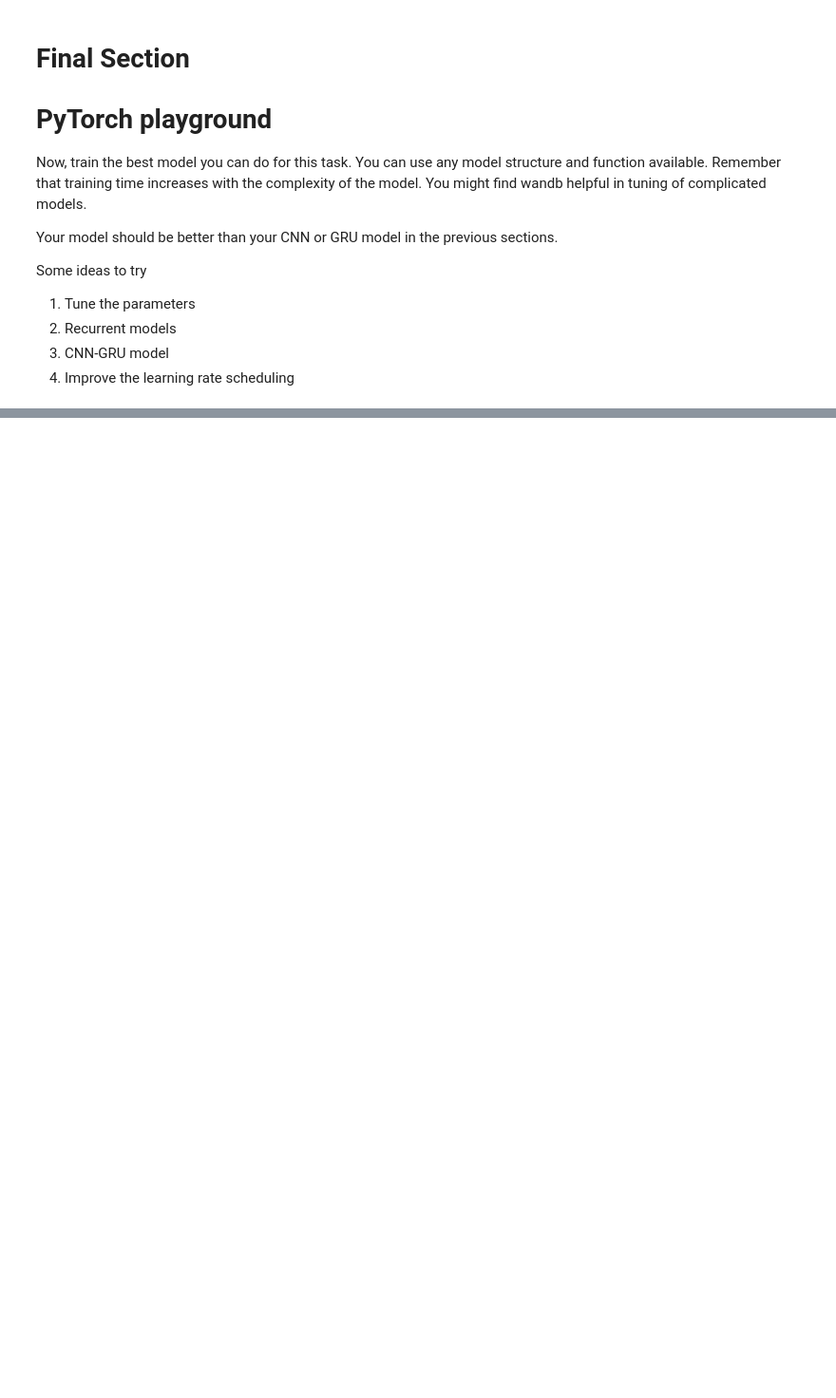
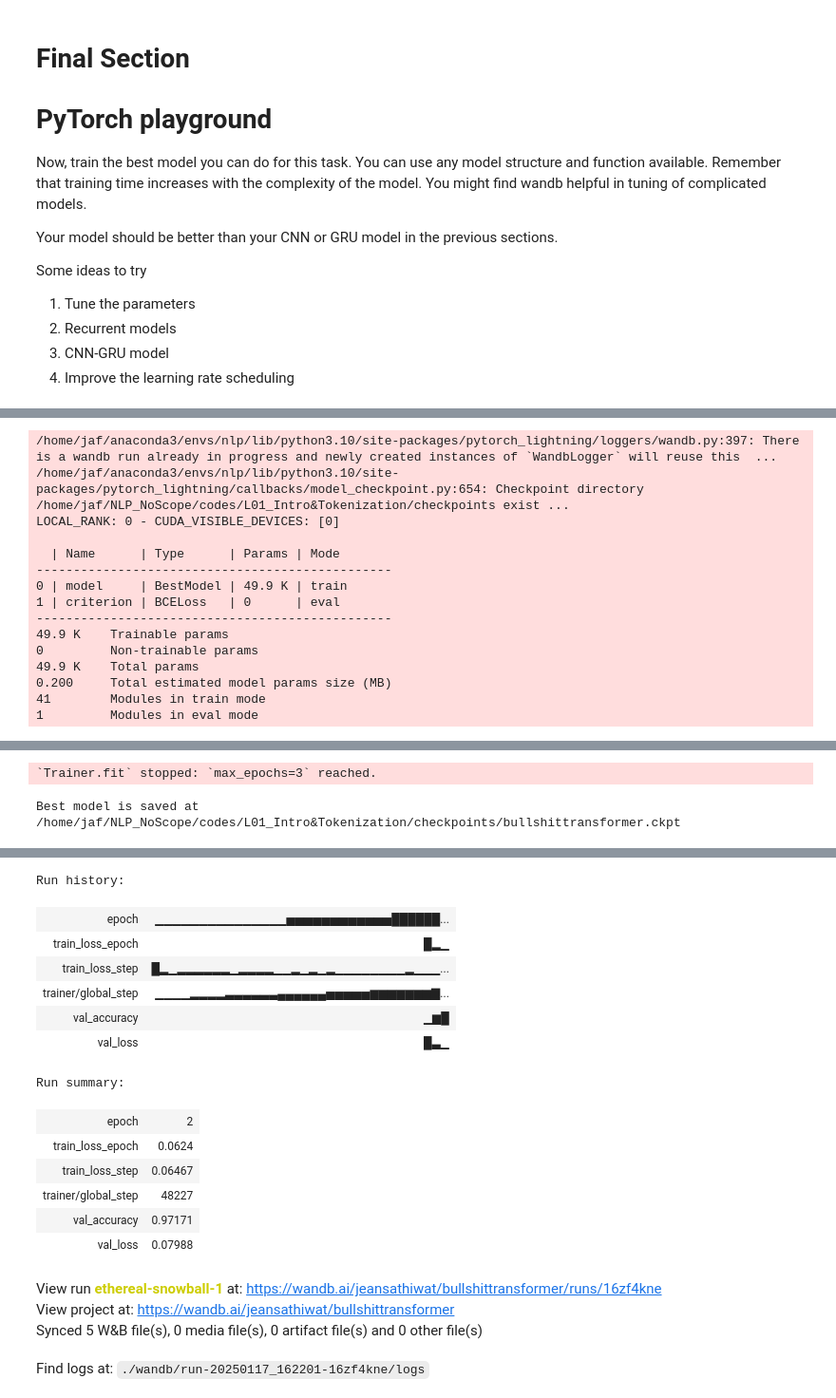
Before and after one commit to JeansAthiwat/NLP_NoScope, a Jupyter notebook: codes/L01_Intro&Tokenization/HW1_2_Neural_Network_Tokenization_to_Student_2024.ipynb, the cells around one changed output, grey strips where cells are left out. Shown at 95% size. Drawn from its saved outputs; the diff is of its cells as text; code cells hidden in the pictures; blank space fills up the shorter version.

```diff
--- a/codes/L01_Intro&Tokenization/HW1_2_Neural_Network_Tokenization_to_Student_2024.ipynb
+++ b/codes/L01_Intro&Tokenization/HW1_2_Neural_Network_Tokenization_to_Student_2024.ipynb
@@ -861,0 +1023,8 @@ print(result)
+# %%
+#added
+# best_model_path = simplecnn_checkpoint.best_model_path
+best_model_path = "/home/jaf/NLP_NoScope/codes/L01_Intro&Tokenization/checkpoints/simplecnn.ckpt" # Insert if you have already trained this model.
+best_model = LightningModel.load_from_checkpoint(best_model_path, model=SimpleCNN())
+
+result = evaluate(test_loader, best_model)
+print(result)
@@ -894,7 +1096,8 @@ class BestModel(torch.nn.Module):
 #                                                                              #
 ################################################################################
 print('start training')
-my_best_model = BestModel()
+my_best_model = BestModel().cuda()
+summary(my_best_model,  input_size=(64, 21), device='cuda') #summarize the model
 ################################################################################
 #                            WRITE YOUR CODE BELOW                             #
 ################################################################################
@@ -902,0 +1167,28 @@ evaluate(test_loader, my_best_model)
+# %%
+# # Initialize wandb to log the losses from each step.
+wandb.init(
+    project='bullshittransformer',
+    config=config,
+)
+# Fit model.
+my_best_model_trainer.fit(lightning_model_my_best_model, train_loader, val_loader)
+
+print(f"Best model is saved at {my_best_model_checkpoint.best_model_path}")
+
+wandb.finish()
+# %% [output]
+/home/jaf/anaconda3/envs/nlp/lib/python3.10/site-packages/pytorch_lightning/loggers/wandb.py:397: There is a wandb run already in progress and newly created instances of `WandbLogger` will reuse this  ...
+/home/jaf/anaconda3/envs/nlp/lib/python3.10/site-packages/pytorch_lightning/callbacks/model_checkpoint.py:654: Checkpoint directory /home/jaf/NLP_NoScope/codes/L01_Intro&Tokenization/checkpoints exist ...
+LOCAL_RANK: 0 - CUDA_VISIBLE_DEVICES: [0]
+
+  | Name      | Type      | Params | Mode
+------------------------------------------------
+0 | model     | BestModel | 49.9 K | train
+1 | criterion | BCELoss   | 0      | eval
+------------------------------------------------
+49.9 K    Trainable params
+0         Non-trainable params
+49.9 K    Total params
+0.200     Total estimated model params size (MB)
+41        Modules in train mode
+1         Modules in eval mode
@@ -902,0 +1197,2 @@ evaluate(test_loader, my_best_model)
+`Trainer.fit` stopped: `max_epochs=3` reached.
+Best model is saved at /home/jaf/NLP_NoScope/codes/L01_Intro&Tokenization/checkpoints/bullshittransformer.ckpt
@@ -902,0 +1200,18 @@ evaluate(test_loader, my_best_model)
+Run history:
+| epoch | ▁▁▁▁▁▁▁▁▁▁▁▁▁▁▁▅▅▅▅▅▅▅▅▅▅▅▅██████... |
+| train_loss_epoch | █▂▁ |
+| train_loss_step | █▂▁▂▂▂▂▂▂▁▂▂▂▂▁▁▂▁▂▁▂▁▁▁▁▁▁▁▁▂▁▁▁... |
+| trainer/global_step | ▁▁▁▁▂▂▂▂▃▃▃▃▃▃▄▄▄▄▄▄▅▅▅▅▅▆▆▆▆▆▆▆▇... |
+| val_accuracy | ▁▆█ |
+| val_loss | █▃▁ |
+Run summary:
+| epoch | 2 |
+| train_loss_epoch | 0.0624 |
+| train_loss_step | 0.06467 |
+| trainer/global_step | 48227 |
+| val_accuracy | 0.97171 |
+| val_loss | 0.07988 |
+View run ethereal-snowball-1 at: https://wandb.ai/jeansathiwat/bullshittransformer/runs/16zf4kne
+View project at: https://wandb.ai/jeansathiwat/bullshittransformer
+Synced 5 W&B file(s), 0 media file(s), 0 artifact file(s) and 0 other file(s)
+Find logs at: ./wandb/run-20250117_162201-16zf4kne/logs
```
Also changed, not shown: parts of 25 cells of this notebook, 8 other files.
